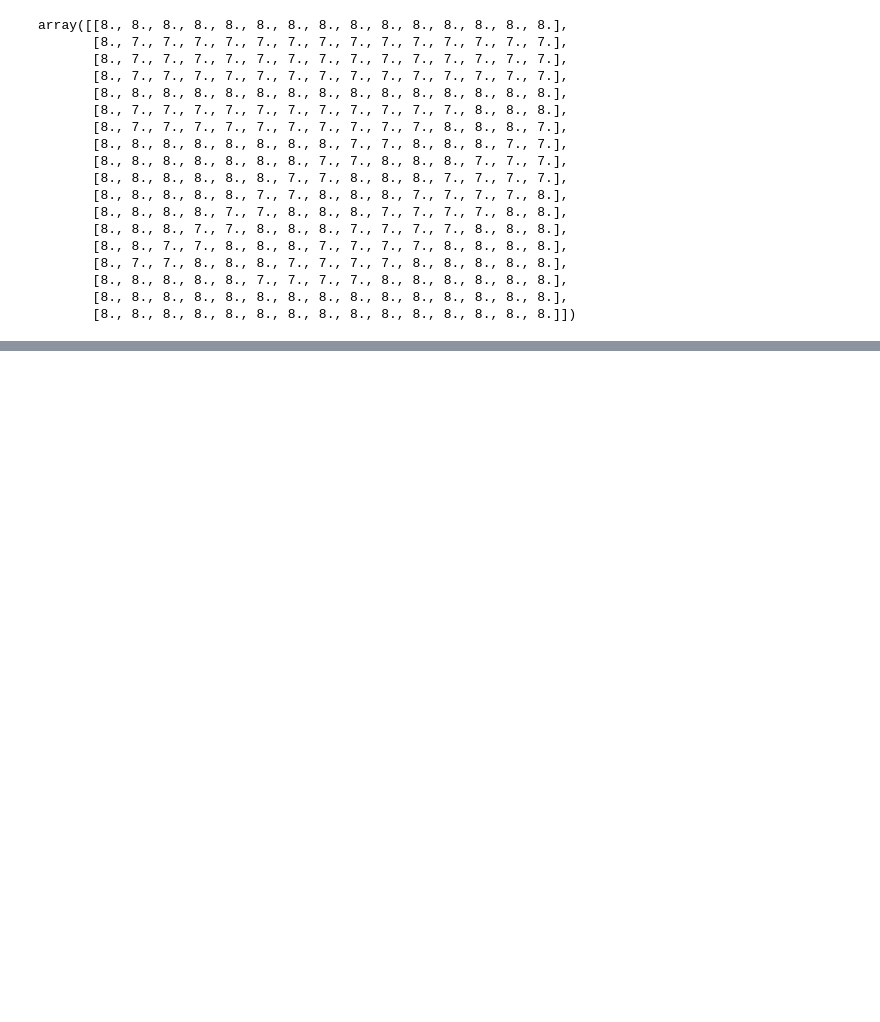
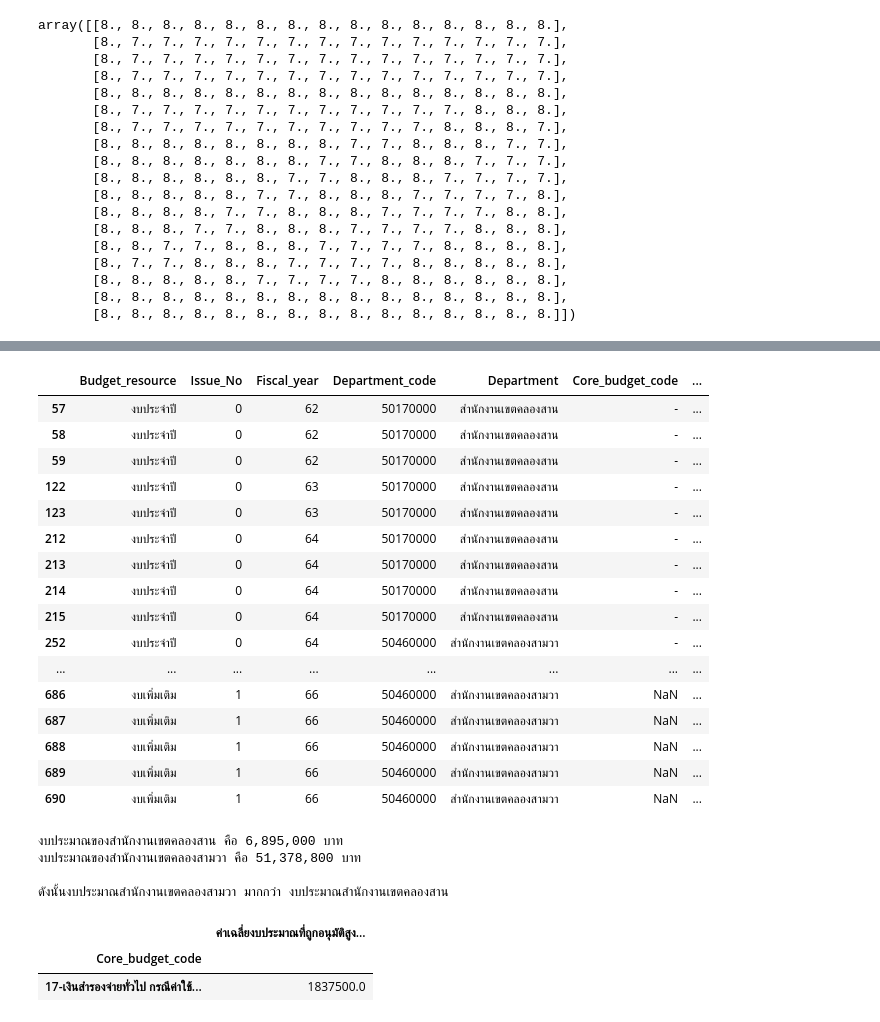
Before and after one commit to Tonry12/data_science_bootcamp_8_tonnaw, a Jupyter notebook: python101_test.ipynb, the cells around one changed output, grey strips where cells are left out. Cells and saved outputs as stored; diff of their text form; code cells hidden in the pictures; blank space fills up the shorter version.

```diff
--- a/python101_test.ipynb
+++ b/python101_test.ipynb
@@ -547,0 +820,52 @@ array([[8., 8., 8., 8., 8., 8., 8., 8., 8., 8., 8., 8., 8., 8., 8.],
+# %%
+#ข้อ2
+data1[(data1['Department'] == 'สำนักงานเขตคลองสาน') | (data1['Department'] == 'สำนักงานเขตคลองสามวา')]
+# %% [output]
+|  | Budget_resource | Issue_No | Fiscal_year | Department_code | Department | Core_budget_code | ... |
+| 57 | งบประจำปี | 0 | 62 | 50170000 | สำนักงานเขตคลองสาน | - | ... |
+| 58 | งบประจำปี | 0 | 62 | 50170000 | สำนักงานเขตคลองสาน | - | ... |
+| 59 | งบประจำปี | 0 | 62 | 50170000 | สำนักงานเขตคลองสาน | - | ... |
+| 122 | งบประจำปี | 0 | 63 | 50170000 | สำนักงานเขตคลองสาน | - | ... |
+| 123 | งบประจำปี | 0 | 63 | 50170000 | สำนักงานเขตคลองสาน | - | ... |
+| 212 | งบประจำปี | 0 | 64 | 50170000 | สำนักงานเขตคลองสาน | - | ... |
+| 213 | งบประจำปี | 0 | 64 | 50170000 | สำนักงานเขตคลองสาน | - | ... |
+| 214 | งบประจำปี | 0 | 64 | 50170000 | สำนักงานเขตคลองสาน | - | ... |
+| 215 | งบประจำปี | 0 | 64 | 50170000 | สำนักงานเขตคลองสาน | - | ... |
+| 252 | งบประจำปี | 0 | 64 | 50460000 | สำนักงานเขตคลองสามวา | - | ... |
+| ... | ... | ... | ... | ... | ... | ... | ... |
+| 686 | งบเพิ่มเติม | 1 | 66 | 50460000 | สำนักงานเขตคลองสามวา | NaN | ... |
+| 687 | งบเพิ่มเติม | 1 | 66 | 50460000 | สำนักงานเขตคลองสามวา | NaN | ... |
+| 688 | งบเพิ่มเติม | 1 | 66 | 50460000 | สำนักงานเขตคลองสามวา | NaN | ... |
+| 689 | งบเพิ่มเติม | 1 | 66 | 50460000 | สำนักงานเขตคลองสามวา | NaN | ... |
+| 690 | งบเพิ่มเติม | 1 | 66 | 50460000 | สำนักงานเขตคลองสามวา | NaN | ... |
+# %%
+#ข้อ 3
+KlongSan = data1[data1['Department'] =='สำนักงานเขตคลองสาน'][['Approved_buget']].sum()
+KlongSam = data1[data1['Department'] =='สำนักงานเขตคลองสามวา'][['Approved_buget']].sum()
+
+print(f'งบประมาณของสำนักงานเขตคลองสาน คือ {int(KlongSan):,} บาท')
+print(f'งบประมาณของสำนักงานเขตคลองสามวา คือ {int(KlongSam):,} บาท')
+
+print('')
+result = KlongSan < KlongSam
+
+if result is True:
+  print('ดังนั้นงบประมาณสำนักงานเขตคลองสาน มากกว่า งบประมาณสำนักงานเขตคลองสามวา')
+else :
+  print('ดังนั้นงบประมาณสำนักงานเขตคลองสามวา มากกว่า งบประมาณสำนักงานเขตคลองสาน')
+# %% [output]
+งบประมาณของสำนักงานเขตคลองสาน คือ 6,895,000 บาท
+งบประมาณของสำนักงานเขตคลองสามวา คือ 51,378,800 บาท
+
+ดังนั้นงบประมาณสำนักงานเขตคลองสามวา มากกว่า งบประมาณสำนักงานเขตคลองสาน
+# %%
+#ข้อ 4 : Core buget ไหน(ประเภทรายการ เช่น เงินสำรองจ่ายทั่วไป กรณีค่าใช้จ่ายต่างๆ เกี่ยวกับการน้ำท่วม ) มีค่าเฉลี่ยงบประมาณที่ถูกอนุมัติสูงที่สุด
+result4= data1.groupby('Core_budget_code')['Approved_buget'].aggregate(['mean'])
+result4_1 = result4.groupby('Core_budget_code')['mean'].aggregate(['max'])
+result4_1['max'].max()
+re4 = result4_1[(result4_1['max'] == 1837500)]
+re4.rename(columns = {'max':'ค่าเฉลี่ยงบประมาณที่ถูกอนุมัติสูงที่สุด'})
+# %% [output]
+|  | ค่าเฉลี่ยงบประมาณที่ถูกอนุมัติสูง... |
+| Core_budget_code |  |
+| 17-เงินสำรองจ่ายทั่วไป กรณีค่าใช้... | 1837500.0 |
```
Also changed, not shown: parts of 62 cells of this notebook.
